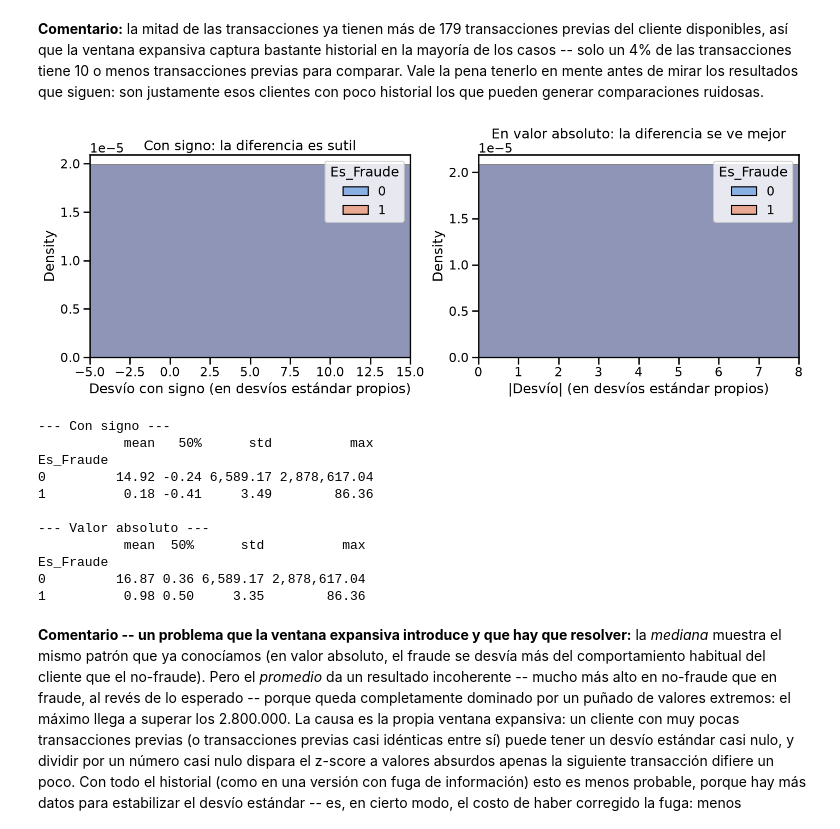
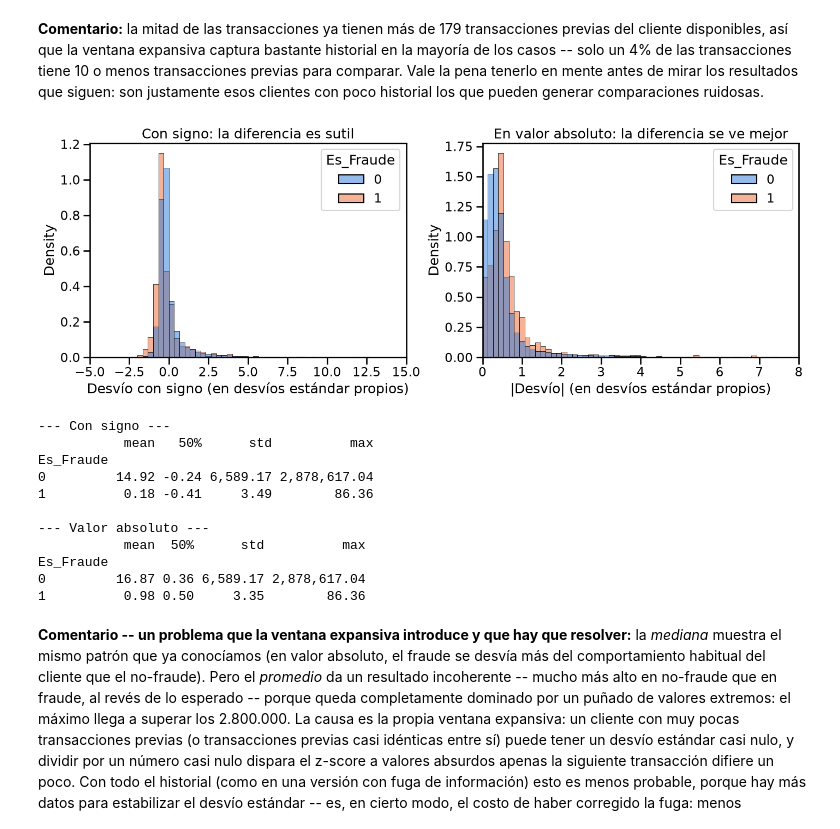
Before and after one commit to maurip3113/deteccion-fraude-mentoria, a Jupyter notebook: TP2_Curacion_Datos.ipynb, the cells around one changed output. Saved outputs shown, nothing was run; the diff lists cells and outputs as text; code cells hidden in the pictures.

Commit message:
Corregir histograma roto del desvio con signo/absoluto en TP2
Sin binrange, seaborn arma los 60 bins abarcando todo el dominio de
los datos, incluidos los valores extremos del z-score sin acotar
(hasta ~2.9M). Eso comprime casi todos los datos reales en un unico
bin, que aparece como un bloque solido en la ventana visible (-5 a 15
/ 0 a 8) en vez de mostrar la forma real de la distribucion. Se agrega
binrange para que los bins se calculen solo dentro de esa ventana.

Co-Authored-By: Claude Sonnet 5 <noreply@anthropic.com>

```diff
--- a/TP2_Curacion_Datos.ipynb
+++ b/TP2_Curacion_Datos.ipynb
@@ -321,25 +321,25 @@ Mediana de transacciones previas disponibles: 179
 # %%
 fig, axes = plt.subplots(1, 2, figsize=(14, 5), constrained_layout=True)
 
 sns.histplot(data=df, x='Desvio_Importe_Cliente', hue='Es_Fraude', stat='density',
-             common_norm=False, bins=60, palette=PAL_FRAUDE, ax=axes[0])
+             common_norm=False, bins=60, binrange=(-5, 15), palette=PAL_FRAUDE, ax=axes[0])
 axes[0].set_xlim(-5, 15)
 axes[0].set_xlabel('Desvío con signo (en desvíos estándar propios)')
 axes[0].set_title('Con signo: la diferencia es sutil')
 
 sns.histplot(data=df, x='Desvio_Importe_Cliente_Abs', hue='Es_Fraude', stat='density',
-             common_norm=False, bins=60, palette=PAL_FRAUDE, ax=axes[1])
+             common_norm=False, bins=60, binrange=(0, 8), palette=PAL_FRAUDE, ax=axes[1])
 axes[1].set_xlim(0, 8)
 axes[1].set_xlabel('|Desvío| (en desvíos estándar propios)')
 axes[1].set_title('En valor absoluto: la diferencia se ve mejor')
 plt.show()
 
 print('--- Con signo ---')
 print(df.groupby('Es_Fraude')['Desvio_Importe_Cliente'].describe()[['mean', '50%', 'std', 'max']])
 print('\n--- Valor absoluto ---')
 print(df.groupby('Es_Fraude')['Desvio_Importe_Cliente_Abs'].describe()[['mean', '50%', 'std', 'max']])
 # %% [output]
-[figure, old version]
+[figure, new version]
 --- Con signo ---
            mean   50%      std          max
 Es_Fraude
```
